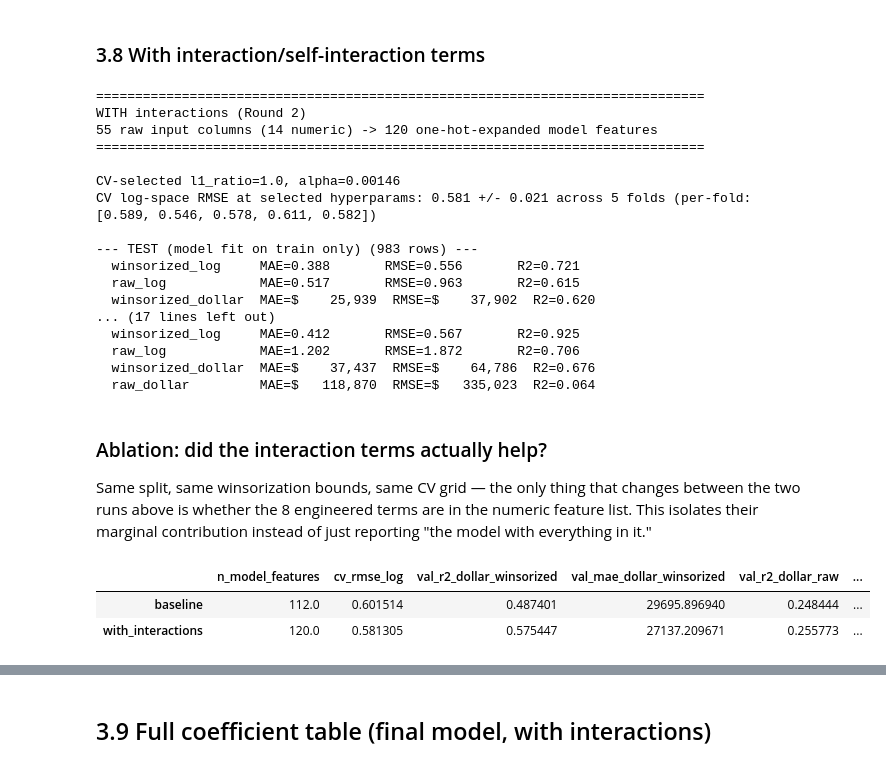
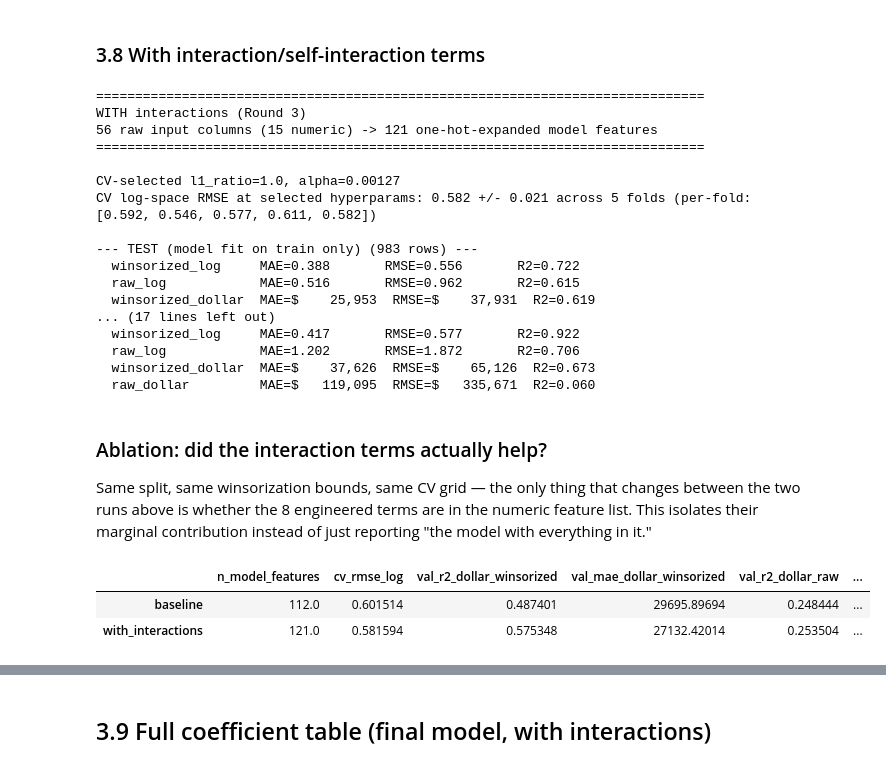
Before and after one commit to gokulramanan920/26f-data-member-challenge, a Jupyter notebook: notebooks/02_modeling.ipynb, the cells around one changed output, grey strips where cells are left out. Cells and saved outputs as stored; diff of their text form; code cells hidden in the pictures.

```diff
--- a/notebooks/02_modeling.ipynb
+++ b/notebooks/02_modeling.ipynb
@@ -178,6 +194,8 @@ def add_interactions(df):
     ).astype(int)
     is_usa = (df["country_grouped"] == "United States of America").astype(int)
     is_finance = df["Industry"].isin(["Fintech", "Banking/Financial Services"]).astype(int)
+    is_india = (df["country_grouped"] == "India").astype(int)
+    is_in_person = (df["RemoteWork"] == "In-person").astype(int)
     log_workexp = np.log1p(df["WorkExp"])
     log_yearscode = np.log1p(df["YearsCode"])
 
@@ -192,6 +210,9 @@ def add_interactions(df):
     # Round 2 additions
     df["log_yearscode"] = log_yearscode
     df["is_usa_x_is_finance"] = is_usa * is_finance
+
+    # Round 3 addition
+    df["is_india_x_is_inperson"] = is_india * is_in_person
     return df
 
 
@@ -202,7 +223,7 @@ val_df = add_interactions(val_df)
 INTERACTION_COLS = [
     "workexp_x_is_usa", "yearscode_x_num_databases", "log_workexp_x_is_manager",
     "is_usa_x_has_advdeg", "is_manager_x_orgsize", "log_workexp",
-    "log_yearscode", "is_usa_x_is_finance",
+    "log_yearscode", "is_usa_x_is_finance", "is_india_x_is_inperson",
 ]
-print(f"{len(INTERACTION_COLS)} interaction/self-interaction terms (Round 2)")
+print(f"{len(INTERACTION_COLS)} interaction/self-interaction terms (Round 3)")
 # %% [output]
@@ -287,17 +308,22 @@ def compute_all_metrics(pred_log, df_slice):
     }
 
 
-def report(pred_log, df_slice, label, verbose=True):
+def report(pred_log, df_slice, label, log_lines, verbose=True):
+    """Compute metrics and both print AND append the same text to log_lines,
+    so the exact console output can be written to data/model_metrics.txt later
+    instead of only living in notebook stdout."""
     metrics = compute_all_metrics(pred_log, df_slice)
+    lines = [f"--- {label} ({len(df_slice)} rows) ---"]
+    for key in ["winsorized_log", "raw_log", "winsorized_dollar", "raw_dollar"]:
+        v = metrics[key]
+        if "dollar" in key:
+            lines.append(f"  {key:18s} MAE=${v['mae']:>10,.0f}  RMSE=${v['rmse']:>10,.0f}  R2={v['r2']:.3f}")
+        else:
+            lines.append(f"  {key:18s} MAE={v['mae']:.3f}       RMSE={v['rmse']:.3f}       R2={v['r2']:.3f}")
+    lines.append("")
     if verbose:
-        print(f"--- {label} ({len(df_slice)} rows) ---")
-        for key in ["winsorized_log", "raw_log", "winsorized_dollar", "raw_dollar"]:
-            v = metrics[key]
-            if "dollar" in key:
-                print(f"  {key:18s} MAE=${v['mae']:>10,.0f}  RMSE=${v['rmse']:>10,.0f}  R2={v['r2']:.3f}")
-            else:
-                print(f"  {key:18s} MAE={v['mae']:.3f}       RMSE={v['rmse']:.3f}       R2={v['r2']:.3f}")
-        print()
+        print("\n".join(lines))
+    log_lines.extend(lines)
     return metrics
 # %% [markdown]
 ## 3.6 Staged fit: CV on train → test → refit on train+test → val
@@ -427,26 +469,26 @@ CV log-space RMSE at selected hyperparams: 0.602 +/- 0.023 across 5 folds (per-f
 ### 3.8 With interaction/self-interaction terms
 # %%
 interaction_results = fit_and_evaluate(
-    BASE_NUMERIC_COLS + INTERACTION_COLS, "WITH interactions (Round 2)"
+    BASE_NUMERIC_COLS + INTERACTION_COLS, "WITH interactions (Round 3)"
 )
 # %% [output]
 ==============================================================================
-WITH interactions (Round 2)
-55 raw input columns (14 numeric) -> 120 one-hot-expanded model features
+WITH interactions (Round 3)
+56 raw input columns (15 numeric) -> 121 one-hot-expanded model features
 ==============================================================================
 
-CV-selected l1_ratio=1.0, alpha=0.00146
-CV log-space RMSE at selected hyperparams: 0.581 +/- 0.021 across 5 folds (per-fold: [0.589, 0.546, 0.578, 0.611, 0.582])
+CV-selected l1_ratio=1.0, alpha=0.00127
+CV log-space RMSE at selected hyperparams: 0.582 +/- 0.021 across 5 folds (per-fold: [0.592, 0.546, 0.577, 0.611, 0.582])
 
 --- TEST (model fit on train only) (983 rows) ---
-  winsorized_log     MAE=0.388       RMSE=0.556       R2=0.721
-  raw_log            MAE=0.517       RMSE=0.963       R2=0.615
-  winsorized_dollar  MAE=$    25,939  RMSE=$    37,902  R2=0.620
+  winsorized_log     MAE=0.388       RMSE=0.556       R2=0.722
+  raw_log            MAE=0.516       RMSE=0.962       R2=0.615
+  winsorized_dollar  MAE=$    25,953  RMSE=$    37,931  R2=0.619
 ... (17 lines left out)
-  winsorized_log     MAE=0.412       RMSE=0.567       R2=0.925
+  winsorized_log     MAE=0.417       RMSE=0.577       R2=0.922
   raw_log            MAE=1.202       RMSE=1.872       R2=0.706
-  winsorized_dollar  MAE=$    37,437  RMSE=$    64,786  R2=0.676
-  raw_dollar         MAE=$   118,870  RMSE=$   335,023  R2=0.064
+  winsorized_dollar  MAE=$    37,626  RMSE=$    65,126  R2=0.673
+  raw_dollar         MAE=$   119,095  RMSE=$   335,671  R2=0.060
 # %% [markdown]
 ### Ablation: did the interaction terms actually help?
 
@@ -457,26 +499,32 @@ reporting "the model with everything in it."
 # %%
 comparison = pd.DataFrame({
     "baseline": {
         "n_model_features": baseline_results["n_model_features"],
         "cv_rmse_log": baseline_results["cv_rmse_log_mean"],
         "val_r2_dollar_winsorized": baseline_results["val"]["winsorized_dollar"]["r2"],
         "val_mae_dollar_winsorized": baseline_results["val"]["winsorized_dollar"]["mae"],
         "val_r2_dollar_raw": baseline_results["val"]["raw_dollar"]["r2"],
         "val_mae_dollar_raw": baseline_results["val"]["raw_dollar"]["mae"],
         "val_r2_log_winsorized": baseline_results["val"]["winsorized_log"]["r2"],
+        "val_mae_log_winsorized": baseline_results["val"]["winsorized_log"]["mae"],
+        "val_r2_log_raw": baseline_results["val"]["raw_log"]["r2"],
+        "val_mae_log_raw": baseline_results["val"]["raw_log"]["mae"],
     },
     "with_interactions": {
         "n_model_features": interaction_results["n_model_features"],
         "cv_rmse_log": interaction_results["cv_rmse_log_mean"],
         "val_r2_dollar_winsorized": interaction_results["val"]["winsorized_dollar"]["r2"],
         "val_mae_dollar_winsorized": interaction_results["val"]["winsorized_dollar"]["mae"],
         "val_r2_dollar_raw": interaction_results["val"]["raw_dollar"]["r2"],
         "val_mae_dollar_raw": interaction_results["val"]["raw_dollar"]["mae"],
         "val_r2_log_winsorized": interaction_results["val"]["winsorized_log"]["r2"],
+        "val_mae_log_winsorized": interaction_results["val"]["winsorized_log"]["mae"],
+        "val_r2_log_raw": interaction_results["val"]["raw_log"]["r2"],
+        "val_mae_log_raw": interaction_results["val"]["raw_log"]["mae"],
     },
 }).T
 comparison
 # %% [output]
 |  | n_model_features | cv_rmse_log | val_r2_dollar_winsorized | val_mae_dollar_winsorized | val_r2_dollar_raw | ... |
-| baseline | 112.0 | 0.601514 | 0.487401 | 29695.896940 | 0.248444 | ... |
-| with_interactions | 120.0 | 0.581305 | 0.575447 | 27137.209671 | 0.255773 | ... |
+| baseline | 112.0 | 0.601514 | 0.487401 | 29695.89694 | 0.248444 | ... |
+| with_interactions | 121.0 | 0.581594 | 0.575348 | 27132.42014 | 0.253504 | ... |
```
Also changed, not shown: parts of 10 cells of this notebook, 3 other files.
